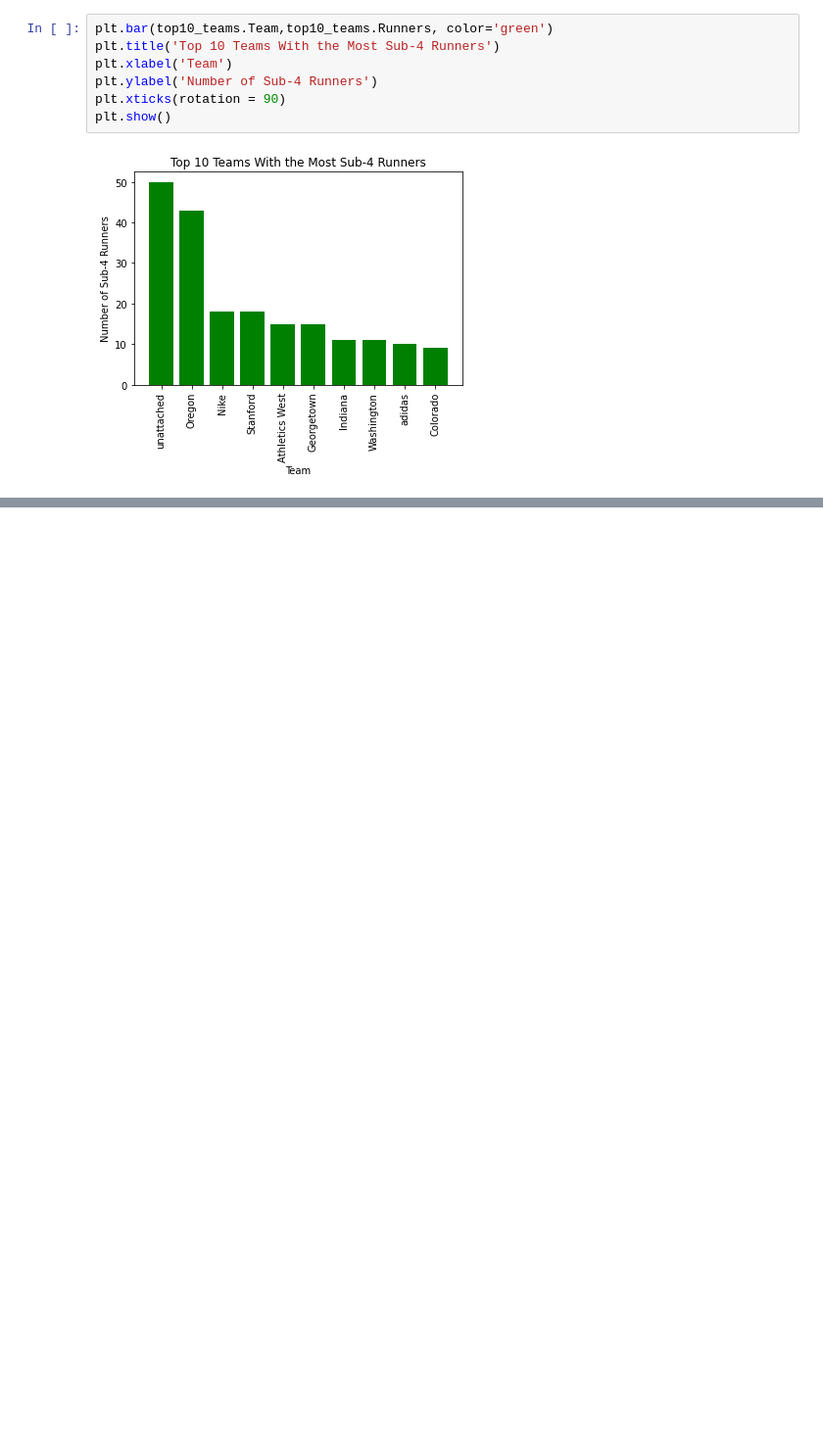
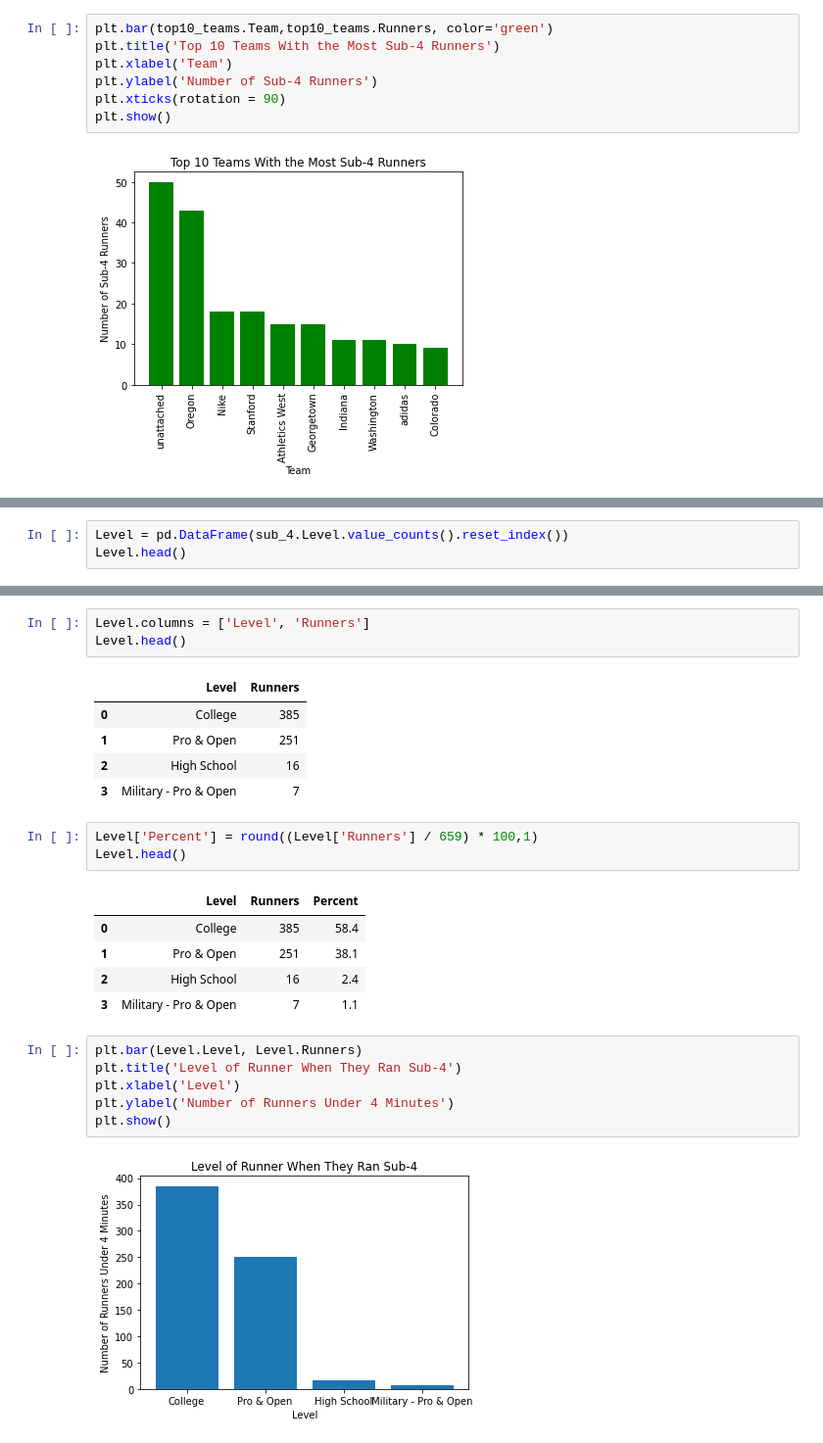
Before and after one commit to LJRollerII/United_States_Sub_4_Milers_Database, a Jupyter notebook: notebooks/Sub_4_Miler_Analysis.ipynb, the cells around one changed output, grey strips where cells are left out. Shown: that part at 98% size. Cells and saved outputs as stored; diff of their text form; blank space fills up the shorter version.

```diff
--- a/notebooks/Sub_4_Miler_Analysis.ipynb
+++ b/notebooks/Sub_4_Miler_Analysis.ipynb
@@ -422,0 +508,3 @@ plt.show()
+# %%
+Level = pd.DataFrame(sub_4.Level.value_counts().reset_index())
+Level.head()
@@ -422,0 +517,26 @@ plt.show()
+# %%
+Level.columns = ['Level', 'Runners']
+Level.head()
+# %% [output]
+|  | Level | Runners |
+| 0 | College | 385 |
+| 1 | Pro & Open | 251 |
+| 2 | High School | 16 |
+| 3 | Military - Pro & Open | 7 |
+# %%
+Level['Percent'] = round((Level['Runners'] / 659) * 100,1)
+Level.head()
+# %% [output]
+|  | Level | Runners | Percent |
+| 0 | College | 385 | 58.4 |
+| 1 | Pro & Open | 251 | 38.1 |
+| 2 | High School | 16 | 2.4 |
+| 3 | Military - Pro & Open | 7 | 1.1 |
+# %%
+plt.bar(Level.Level, Level.Runners)
+plt.title('Level of Runner When They Ran Sub-4')
+plt.xlabel('Level')
+plt.ylabel('Number of Runners Under 4 Minutes')
+plt.show()
+# %% [output]
+[figure, added]
```
Also changed, not shown: parts of 14 cells of this notebook, 1 other file.
